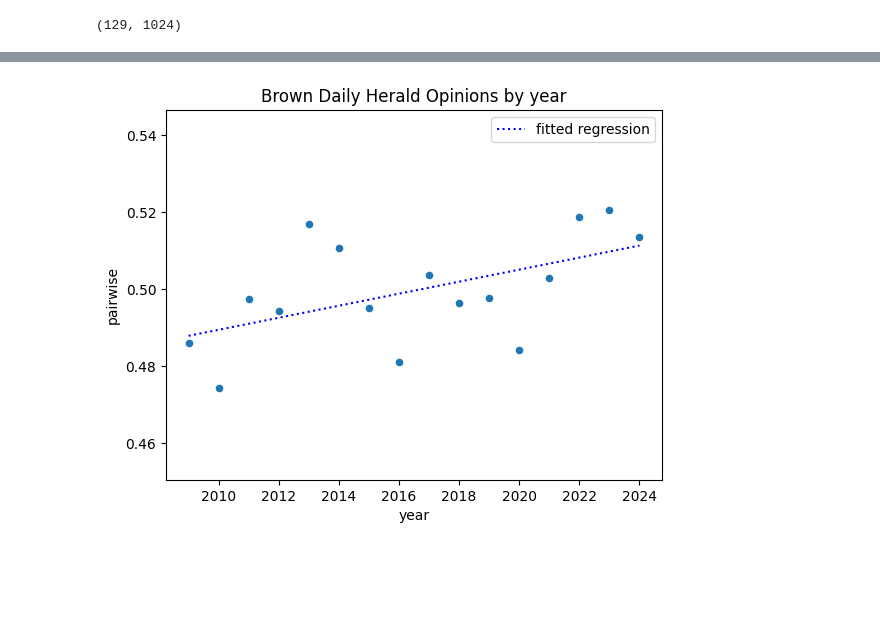
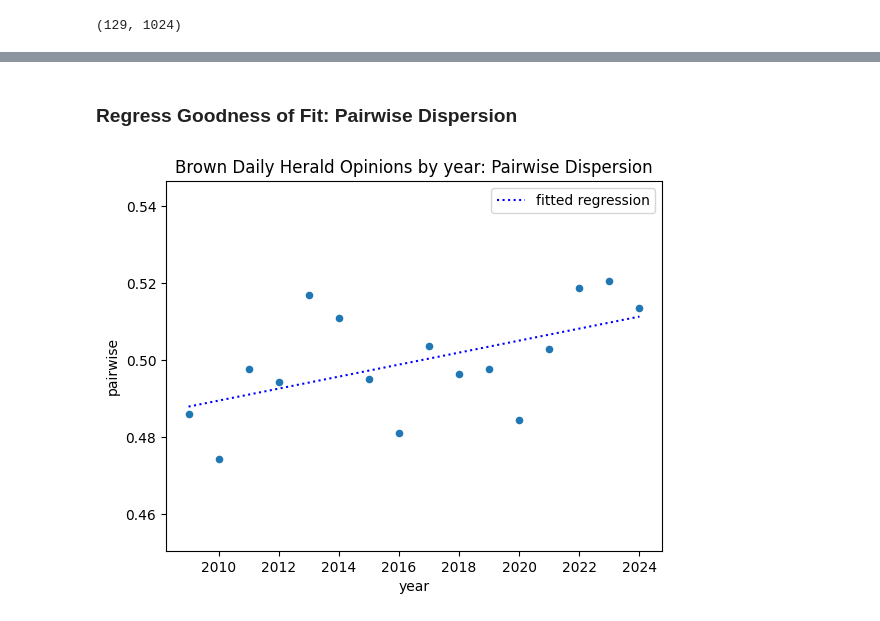
Before and after one commit to theodoremui/diversity-ideas, a Jupyter notebook: notebooks/2024/brown.ipynb, the cells around one changed output, grey strips where cells are left out. Saved outputs shown, nothing was run; the diff lists cells and outputs as text; code cells hidden in the pictures; blank space fills up the shorter version.

```diff
--- a/notebooks/2024/brown.ipynb
+++ b/notebooks/2024/brown.ipynb
@@ -315,0 +358,35 @@ for year in range(START_YEAR, FINAL_YEAR+1):
+# %%
+def chunk_process_embeddings(clean_df):
+    """
+    Process embeddings in chunks and combine results.
+
+    Args:
+        clean_df: pandas Series of cleaned text
+
+    Returns:
+        List of embeddings
+    """
+    # Calculate chunk size (divide into 3 equal parts)
+    chunk_size = len(clean_df) // 3
+
+    # Split into 3 chunks
+    chunks = [
+        clean_df[i:i + chunk_size]
+        for i in range(0, len(clean_df), chunk_size)
+    ]
+
+    # Process each chunk and combine results
+    all_embeddings = []
+    for chunk in chunks:
+        chunk_embeddings = get_batch_embeddings(chunk)
+        all_embeddings.extend(chunk_embeddings)
+
+    return all_embeddings
+# %%
+# VADER Sentiment Analysis
+import nltk
+nltk.download('vader_lexicon')
+from nltk.sentiment.vader import SentimentIntensityAnalyzer
+
+# Initialize the sentiment analyzer
+sia = SentimentIntensityAnalyzer()
@@ -338,19 +503,21 @@ results_df.set_index('year')
+# %% [markdown]
+### Regress Goodness of Fit: Pairwise Dispersion
 # %%
 import matplotlib.pyplot as plt
 from scipy.stats import linregress
 
 x = results_df['year']
 y = results_df['pairwise']
 
 slope, intercept, r_value, p_value, std_err = linregress(x, y)
 
 results_df.plot(x="year", y="pairwise", kind="scatter")
 
 plt.plot(x, intercept + slope*x, 'b:', label='fitted regression')
 
-plt.title("Brown Daily Herald Opinions by year")
+plt.title("Brown Daily Herald Opinions by year: Pairwise Dispersion")
 plt.legend(loc='upper right')
 plt.ylim(min(y)*0.95, max(y)*1.05)
 plt.show()
 # %% [output]
-[figure, old version]
+[figure, new version]
```
Also changed, not shown: parts of 34 cells of this notebook, 5 other files.
